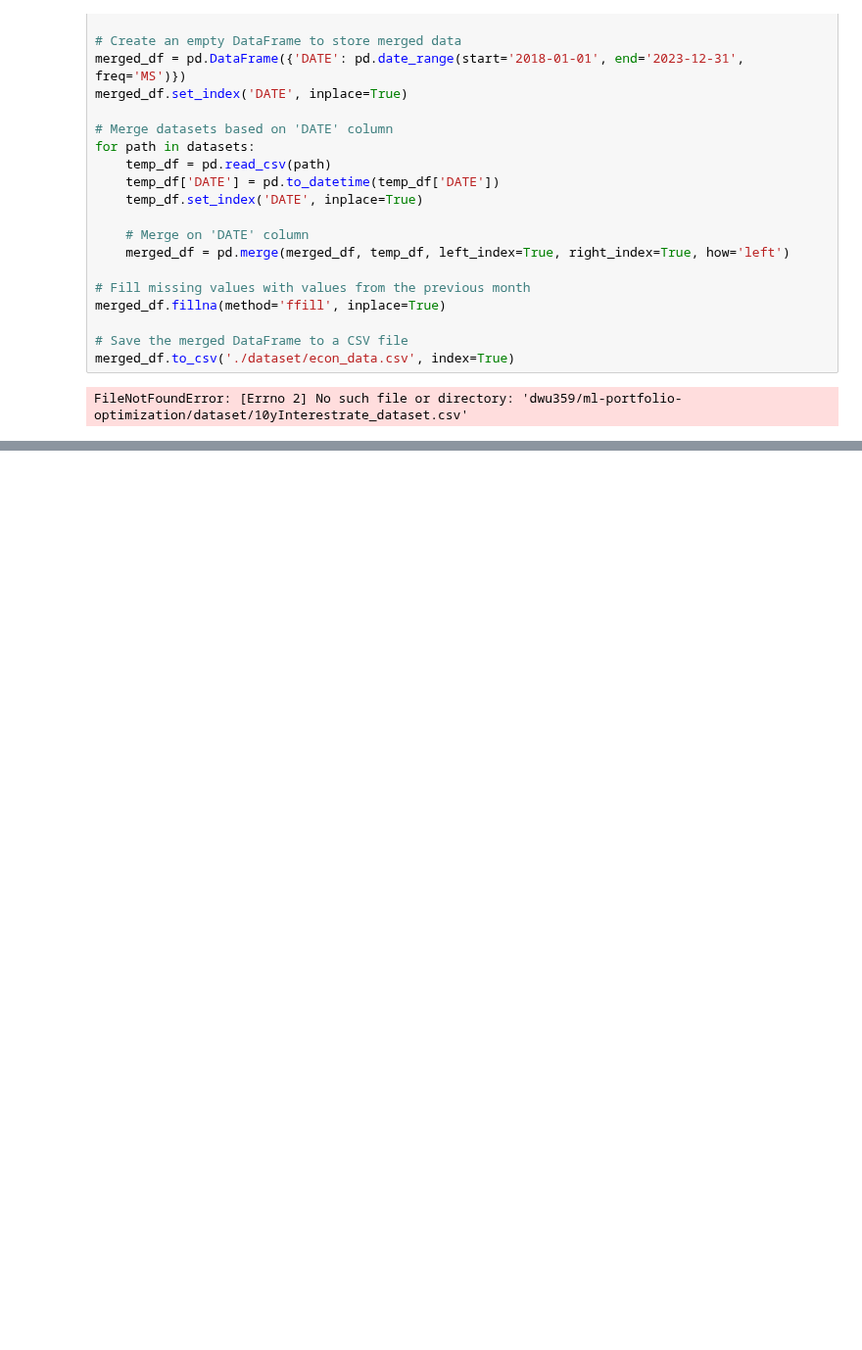
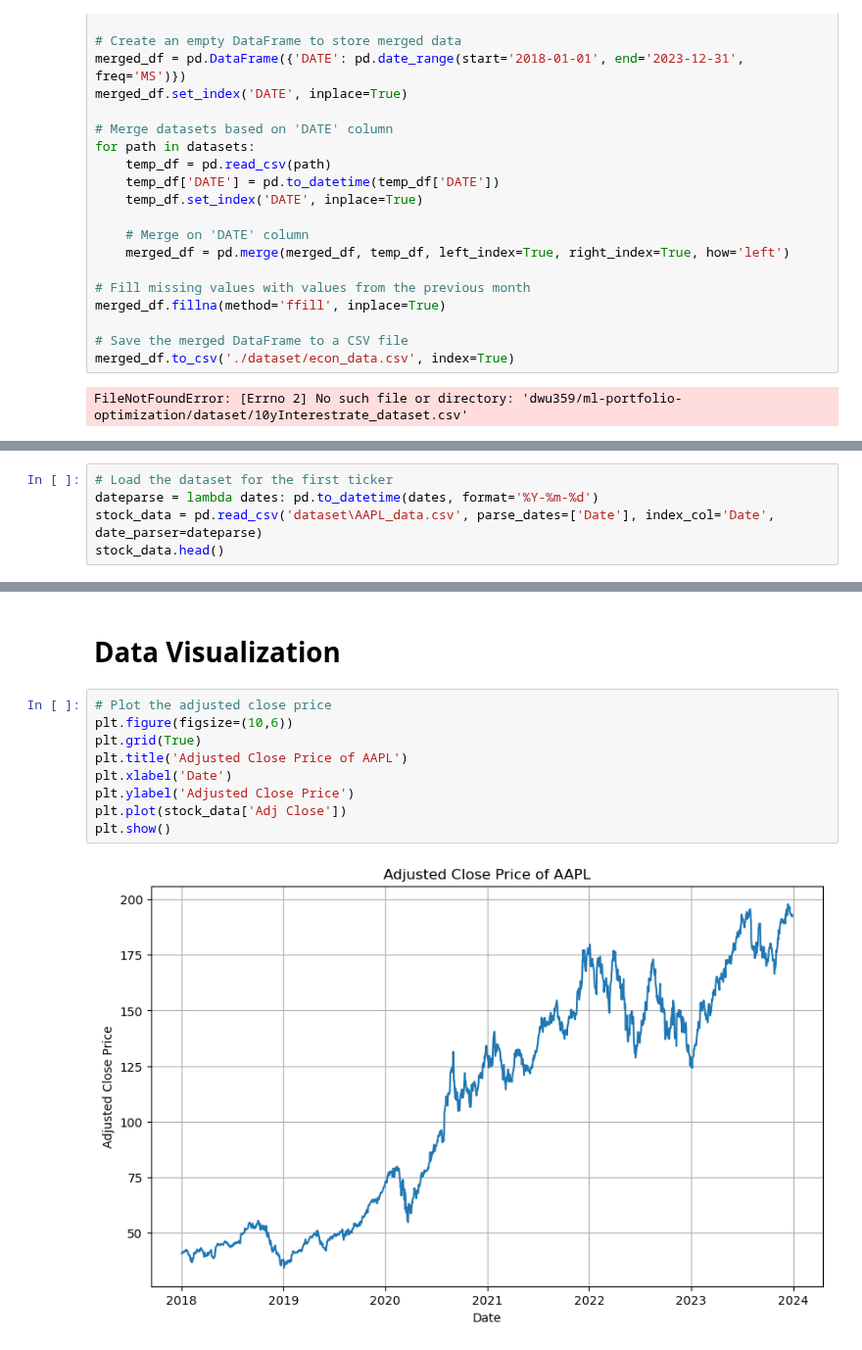
Before and after one commit to dwu359/ml-portfolio-optimization, a Jupyter notebook: portfolio_optimization.ipynb, the cells around one changed output, grey strips where cells are left out. Shown at 98% size. Saved outputs shown, nothing was run; the diff lists cells and outputs as text; blank space fills up the shorter version.

Commit message:
created a new file myarima for arima functions. Implemented arima visualisations and pre-processing in jupyter notebook

```diff
--- a/portfolio_optimization.ipynb
+++ b/portfolio_optimization.ipynb
@@ -63,0 +82,5 @@ FileNotFoundError: [Errno 2] No such file or directory: 'dwu359/ml-portfolio-opt
+# %%
+# Load the dataset for the first ticker
+dateparse = lambda dates: pd.to_datetime(dates, format='%Y-%m-%d')
+stock_data = pd.read_csv('dataset\AAPL_data.csv', parse_dates=['Date'], index_col='Date', date_parser=dateparse)
+stock_data.head()
@@ -63,0 +140,13 @@ FileNotFoundError: [Errno 2] No such file or directory: 'dwu359/ml-portfolio-opt
+# %% [markdown]
+# Data Visualization
+# %%
+# Plot the adjusted close price
+plt.figure(figsize=(10,6))
+plt.grid(True)
+plt.title('Adjusted Close Price of AAPL')
+plt.xlabel('Date')
+plt.ylabel('Adjusted Close Price')
+plt.plot(stock_data['Adj Close'])
+plt.show()
+# %% [output]
+[figure, added]
```
Also changed, not shown: parts of 19 cells of this notebook, 2 other files.
